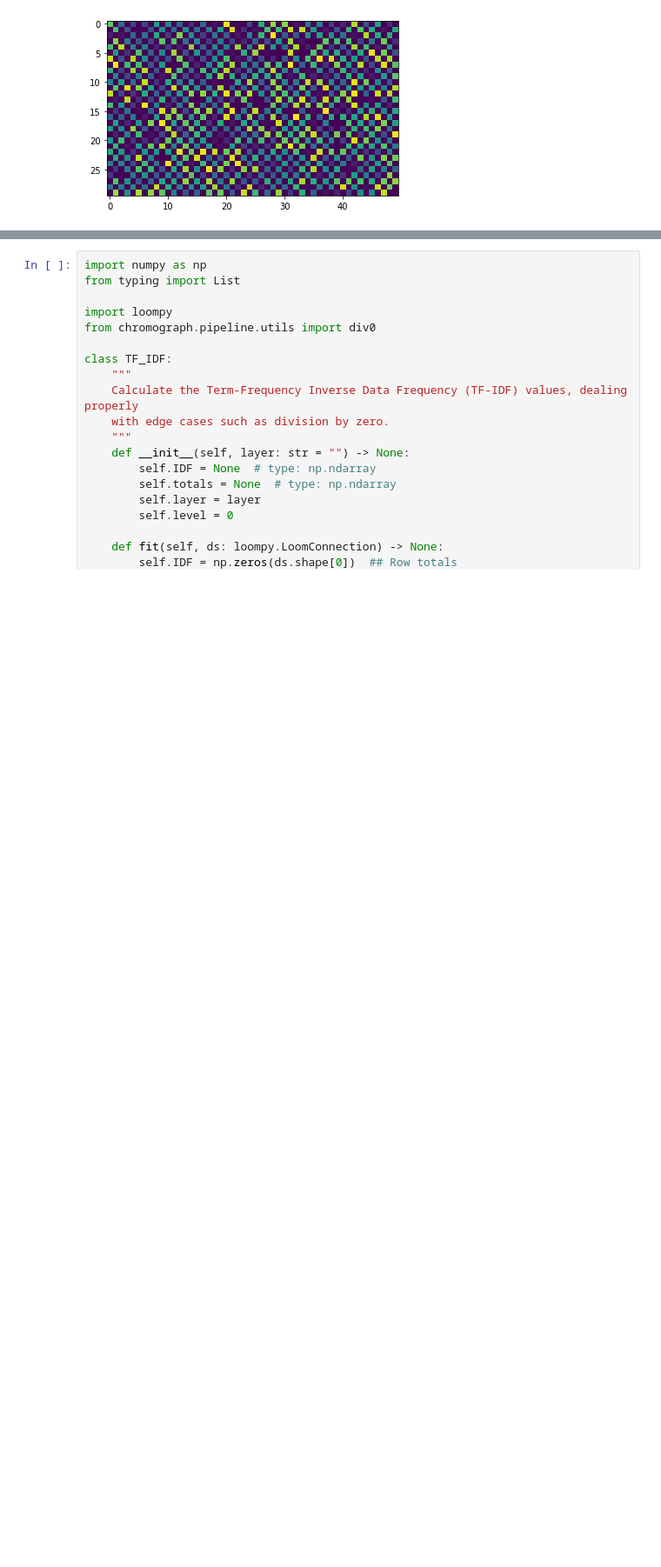
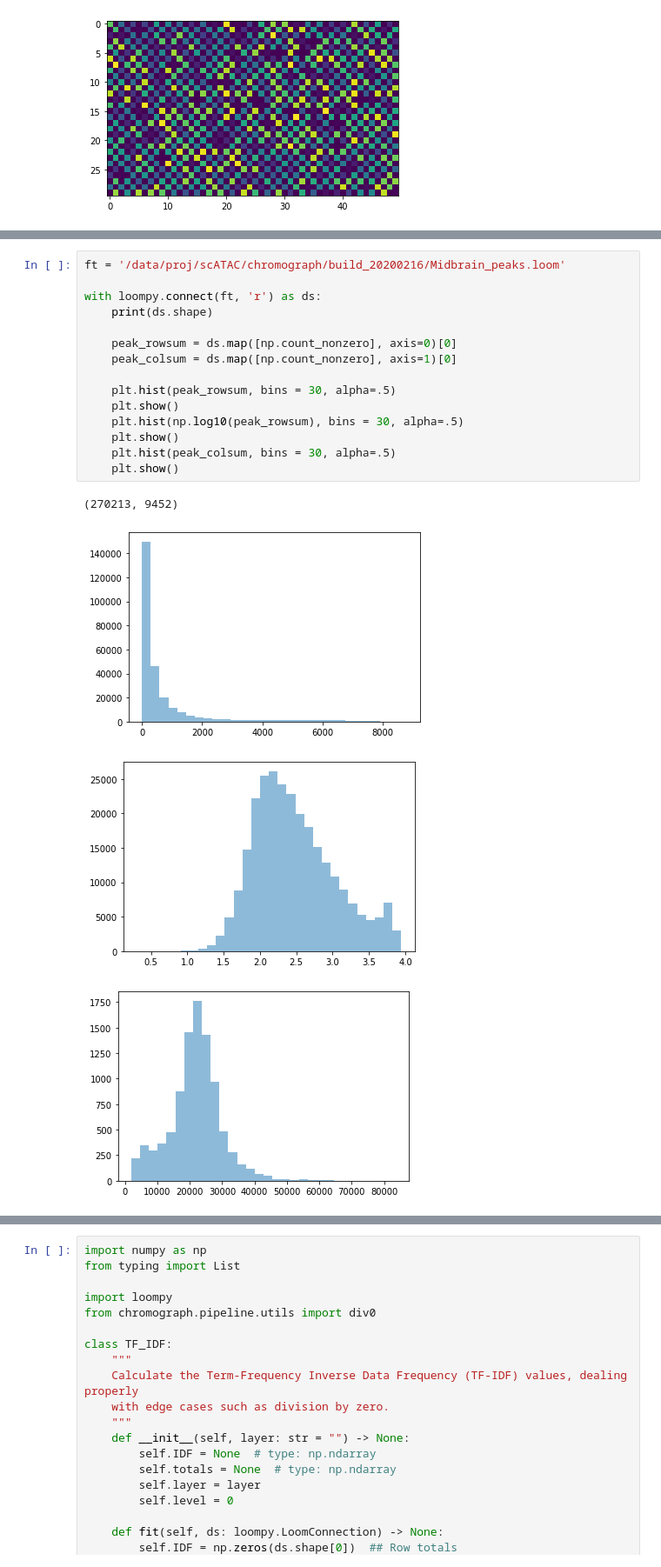
Before and after one commit to linnarsson-lab/chromograph, a Jupyter notebook: notebooks/bin_clustering.ipynb, the cells around one changed output, grey strips where cells are left out. Shown: that part at 87% size. Saved outputs shown, nothing was run; the diff lists cells and outputs as text; blank space fills up the shorter version.

```diff
--- a/notebooks/bin_clustering.ipynb
+++ b/notebooks/bin_clustering.ipynb
@@ -62,0 +100,20 @@ X = PCA.transform(data.T)
+# %%
+ft = '/data/proj/scATAC/chromograph/build_20200216/Midbrain_peaks.loom'
+
+with loompy.connect(ft, 'r') as ds:
+    print(ds.shape)
+
+    peak_rowsum = ds.map([np.count_nonzero], axis=0)[0]
+    peak_colsum = ds.map([np.count_nonzero], axis=1)[0]
+
+    plt.hist(peak_rowsum, bins = 30, alpha=.5)
+    plt.show()
+    plt.hist(np.log10(peak_rowsum), bins = 30, alpha=.5)
+    plt.show()
+    plt.hist(peak_colsum, bins = 30, alpha=.5)
+    plt.show()
+# %% [output]
+(270213, 9452)
+[figure, added]
+[figure, added]
+[figure, added]
```
Also changed, not shown: parts of 7 cells of this notebook, 12 other files.
